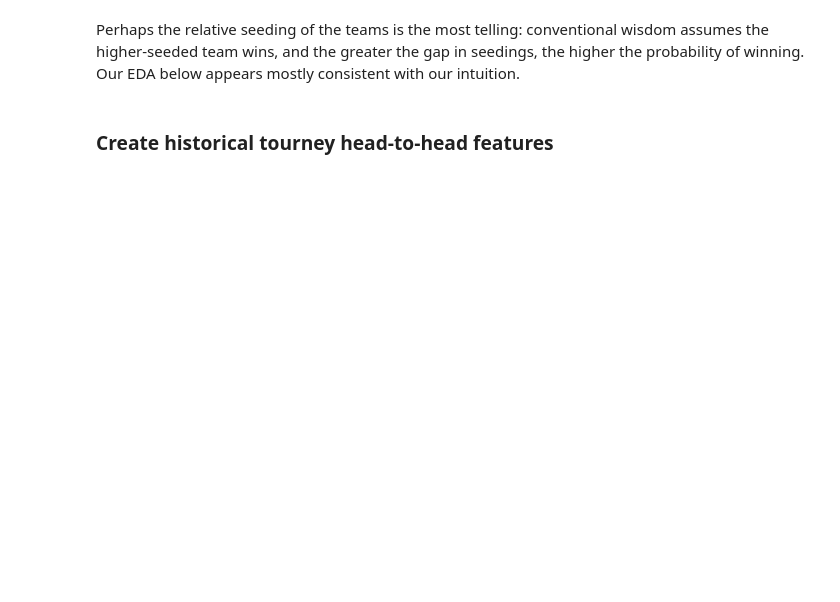
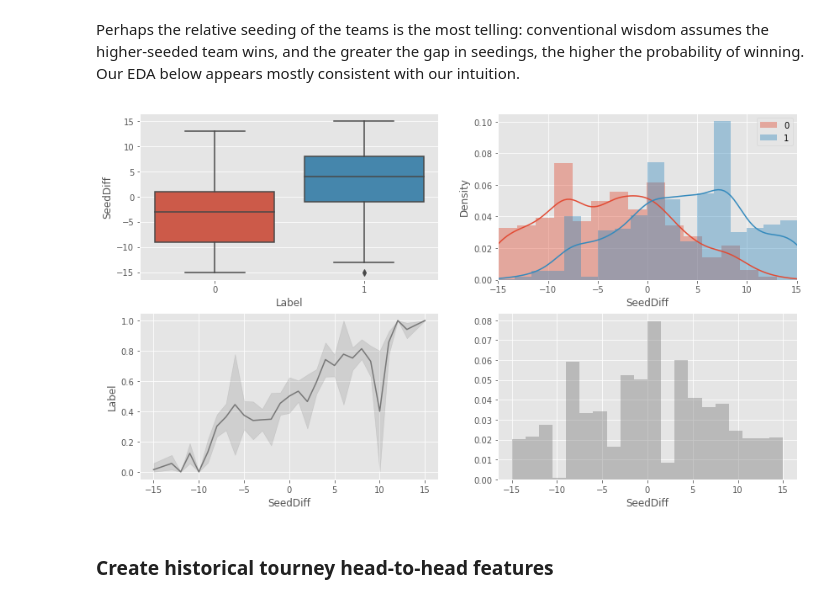
Before and after one commit to nyjgary/march-madness-2020, a Jupyter notebook: March-Madness-2020.ipynb, the cells around one changed output. Drawn from its saved outputs; the diff is of its cells as text; code cells hidden in the pictures; blank space fills up the shorter version.

```diff
--- a/March-Madness-2020.ipynb
+++ b/March-Madness-2020.ipynb
@@ -212,7 +261,9 @@ clf_eda_numeric(data2, feature='SeedB')
 # %% [markdown]
 Perhaps the relative seeding of the teams is the most telling: conventional wisdom assumes the higher-seeded team wins, and the greater the gap in seedings, the higher the probability of winning. Our EDA below appears mostly consistent with our intuition.
 # %%
-clf_eda_numeric(data2, feature='SeedDiff')
+clf_eda_numeric(labeled_pairs_w_seeds, feature='SeedDiff')
+# %% [output]
+[figure, added]
 # %% [markdown]
 ### Create historical tourney head-to-head features
 # %%
```
Also changed, not shown: parts of 16 cells of this notebook.
